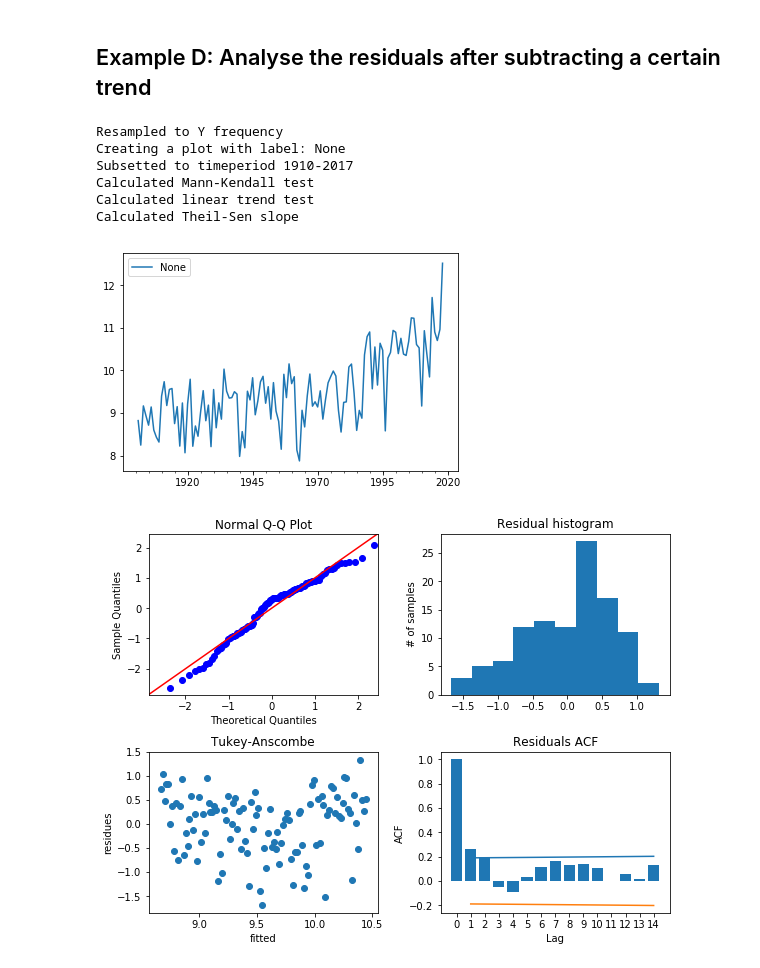
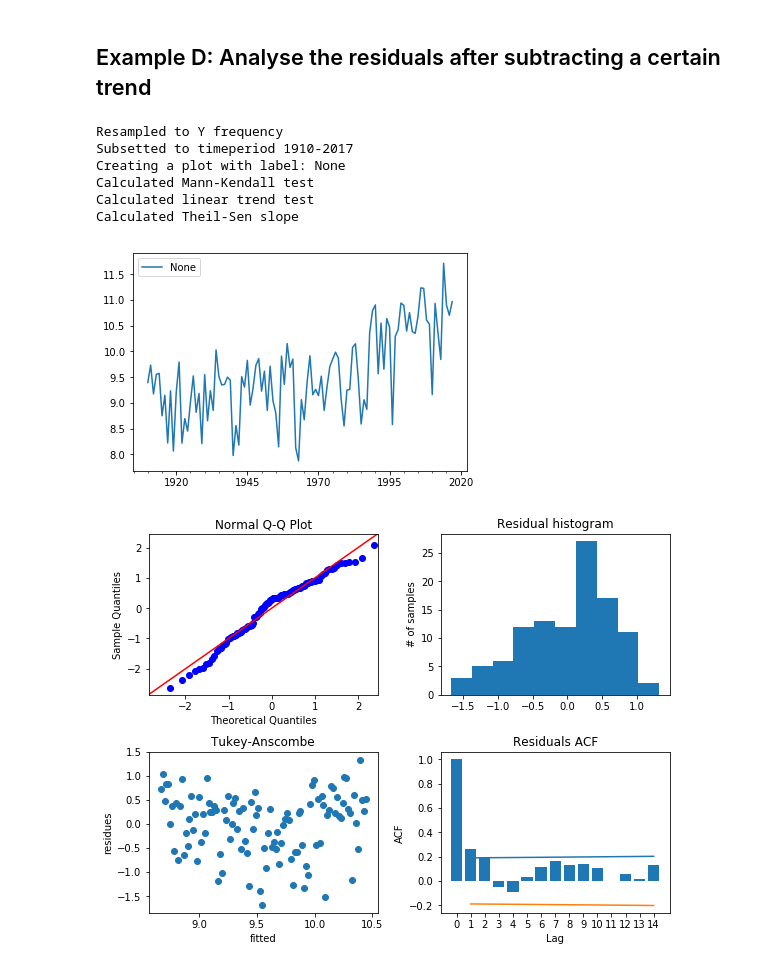
Before and after one commit to bascrezee/trend_framework, a Jupyter notebook: examples_general.ipynb, the cells around one changed output. Saved outputs shown, nothing was run; the diff lists cells and outputs as text; code cells hidden in the pictures.

```diff
--- a/examples_general.ipynb
+++ b/examples_general.ipynb
@@ -142,17 +142,17 @@ Calculated Theil-Sen slope
 # %%
 mydat.reset()
 mydat.resample('Y')
+mydat.subset(slice('1910','2017'))
 mydat.plot()
-mydat.subset(slice('1910','2017'))
 mydat.do_trends()
-mydat.do_residual_analysis('trend_linear')
+mydat.do_residual_analysis('linear')
 pass # dummy statement for preventing image showing up twice
 # %% [output]
 Resampled to Y frequency
+Subsetted to timeperiod 1910-2017
 Creating a plot with label: None
-Subsetted to timeperiod 1910-2017
 Calculated Mann-Kendall test
 Calculated linear trend test
 Calculated Theil-Sen slope
-[figure, old version]
+[figure, new version]
 [figure]
```
Also changed, not shown: parts of 8 cells of this notebook.
